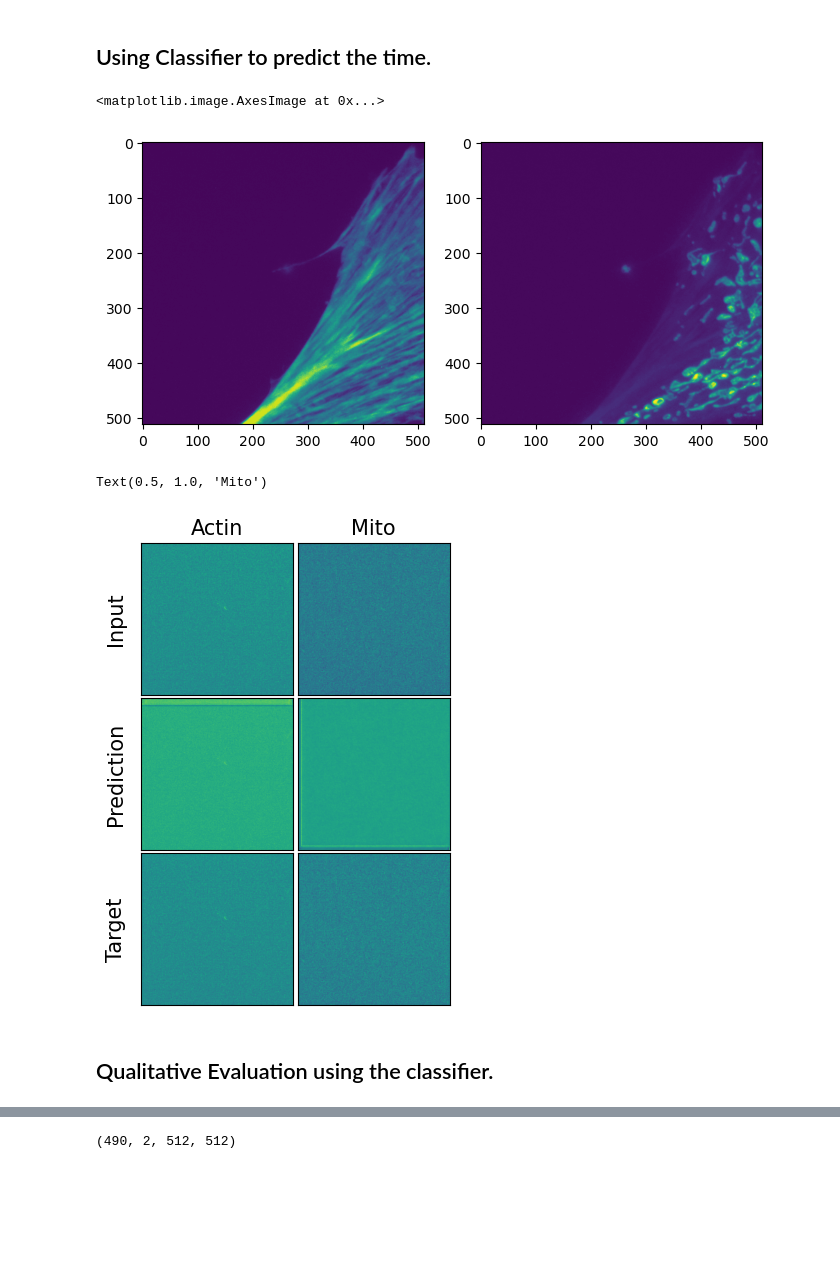
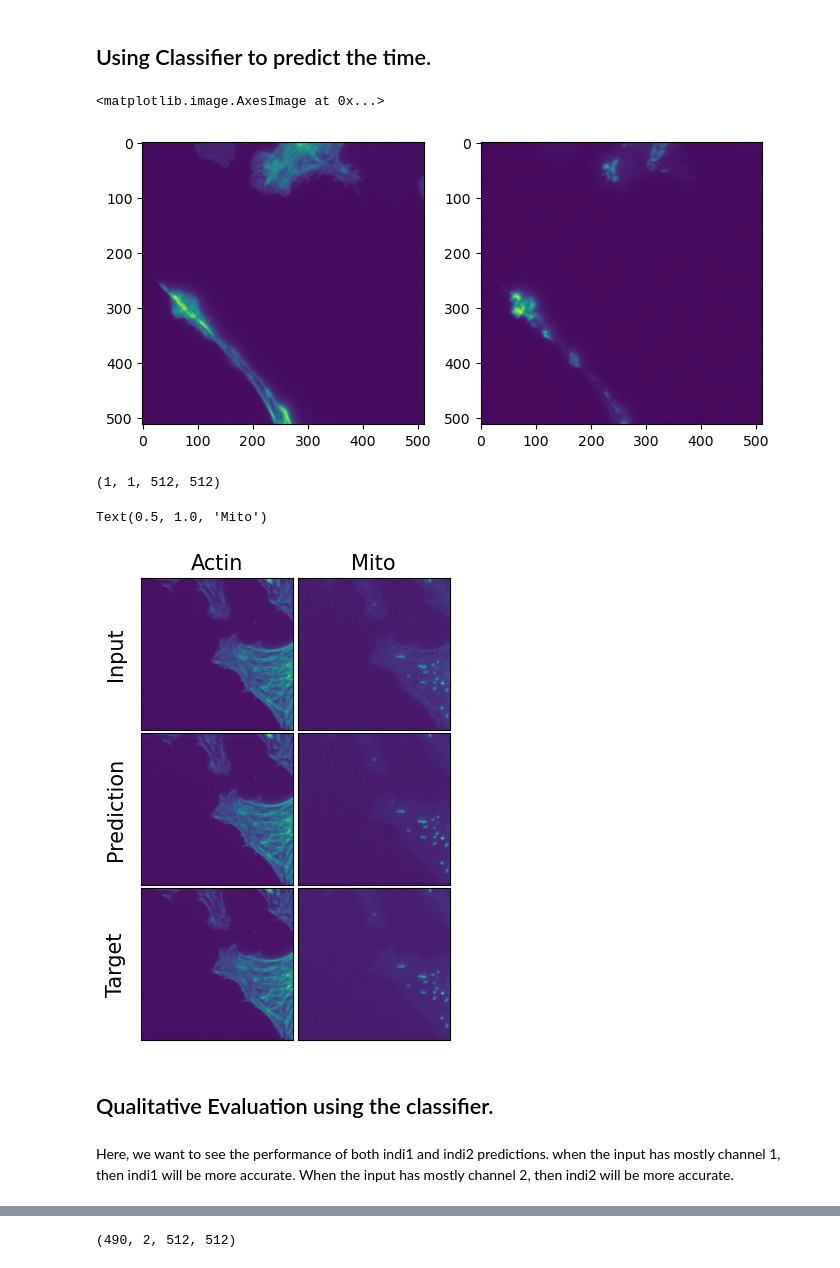
Before and after one commit to rayanirban/DiffSplitting, a Jupyter notebook: notebooks/EvaluateJointIndi.ipynb, the cells around one changed output, grey strips where cells are left out. Cells and saved outputs as stored; diff of their text form; code cells hidden in the pictures; blank space fills up the shorter version.

```diff
--- a/notebooks/EvaluateJointIndi.ipynb
+++ b/notebooks/EvaluateJointIndi.ipynb
@@ -210,7 +210,7 @@ def get_prediction_raw(data_dict):
     assert len(data_dict['input'].shape) == 4
     assert len(data_dict['target'].shape) == 4
     diffusion.feed_data(data_dict)
-    diffusion.test(continous=True, clip_denoised=False)
+    diffusion.test(continuous=True, clip_denoised=False)
     visuals = diffusion.get_current_visuals()
     # input, target, prediction = unnormalize_data(visuals,train_set.get_normalization_dict())
     input = visuals['input'].cpu().numpy()
@@ -528,8 +528,8 @@ ax[1].imshow(inp_indi1[0,0].cpu())
 # %%
 predicted_t = mixing_t
 # %%
-ch1 = indi_model.indi1.p_sample_loop(inp_indi0.cuda(), clip_denoised=True, continous=False, num_timesteps=1, t_float_start=predicted_t)
-ch2 = indi_model.indi2.p_sample_loop(inp_indi1.cuda(), clip_denoised=True, continous=False, num_timesteps=1, t_float_start=predicted_t)
+ch1 = indi_model.indi1.p_sample_loop(inp_indi0.cuda(), clip_denoised=True, continuous=False, num_timesteps=1, t_float_start=predicted_t)
+ch2 = indi_model.indi2.p_sample_loop(inp_indi1.cuda(), clip_denoised=True, continuous=False, num_timesteps=1, t_float_start=predicted_t)
 # %%
 from disentangle.analysis.plot_utils import clean_ax
 
@@ -624,7 +624,7 @@ ax[0].imshow(inp_indi0[img_idx,0])
 ax[1].imshow(inp_indi1[img_idx,0])
 # %% [output]
 <matplotlib.image.AxesImage at 0x...>
-[figure, old version]
+[figure, new version]
 # %%
 pred_ch1 = []
 pred_ch2 = []
@@ -633,44 +633,50 @@ with torch.no_grad():
     pred_t_0 = get_time_prediction_ch0(min_max_normalize(inp_indi0, 1-mixing_t).cuda())
     pred_t_1 = get_time_prediction_ch1(min_max_normalize(inp_indi1, mixing_t).cuda())
     for batch_idx in range(len(inp_indi0)):
-        ch1 = indi_model.indi1.p_sample_loop(inp_indi0[batch_idx:batch_idx+1].cuda(),
-                                             clip_denoised=True, continous=False, num_timesteps=1, t_float_start=pred_t_0[batch_idx].item())
+        ch1 = indi_model.indi1.inference(inp_indi0[batch_idx:batch_idx+1].cuda(),
+                                             continuous=False, num_timesteps=None, t_float_start=pred_t_0[batch_idx].item())
         pred_ch1.append(ch1.cpu().numpy())
-        ch2 = indi_model.indi2.p_sample_loop(inp_indi1[batch_idx:batch_idx+1].cuda(),
-                                             clip_denoised=True, continous=False, num_timesteps=1, t_float_start=pred_t_1[batch_idx].item())
+        ch2 = indi_model.indi2.inference(inp_indi1[batch_idx:batch_idx+1].cuda(),
+                                             continuous=False, num_timesteps=1, t_float_start=pred_t_1[batch_idx].item())
         pred_ch2.append(ch2.cpu().numpy())
+# %%
+pred_ch2[0].shape
+# %% [output]
+(1, 1, 512, 512)
 # %%
 from disentangle.analysis.plot_utils import clean_ax
 img_idx = 0
 
 _,ax = plt.subplots(figsize=(4,6),nrows=3,ncols=2)
 
 ax[0,0].imshow(inp_indi0[img_idx,0], )
 ax[0,1].imshow(inp_indi1[img_idx,0], )
-ax[1,0].imshow(pred_ch1[img_idx][0], )
-ax[1,1].imshow(pred_ch2[img_idx][0], )
+ax[1,0].imshow(pred_ch1[img_idx][0,0], )
+ax[1,1].imshow(pred_ch2[img_idx][0,0], )
 
 ax[2,0].imshow(data['target'][img_idx,0], )
 ax[2,1].imshow(data['target'][img_idx,1], )
 clean_ax(ax)
 # remove the space between the subplots
 plt.subplots_adjust(wspace=0.02, hspace=0.02)
 ax[0,0].set_ylabel('Input', fontsize=15, )
 ax[1,0].set_ylabel('Prediction', fontsize=15, )
 ax[2,0].set_ylabel('Target', fontsize=15, )
 ax[0,0].set_title('Actin', fontsize=15, )
 ax[0,1].set_title('Mito', fontsize=15, )
 
 # ax[0,2].yaxis.set_label_position("right")
 # ax[1,2].yaxis.set_label_position("right")
 
 # save the figure to file with 200 dpi
 # plt.savefig(f'indi_prediction_{mixing_t}.png', dpi=200)
 # %% [output]
 Text(0.5, 1.0, 'Mito')
-[figure, old version]
+[figure, new version]
 # %% [markdown]
 ## Qualitative Evaluation using the classifier.
+# %% [markdown]
+Here, we want to see the performance of both indi1 and indi2 predictions. when the input has mostly channel 1, then indi1 will be more accurate. When the input has mostly channel 2, then indi2 will be more accurate.
 # %%
 import gc; gc.collect()
 # %% [output]
```
Also changed, not shown: parts of 27 cells of this notebook.
